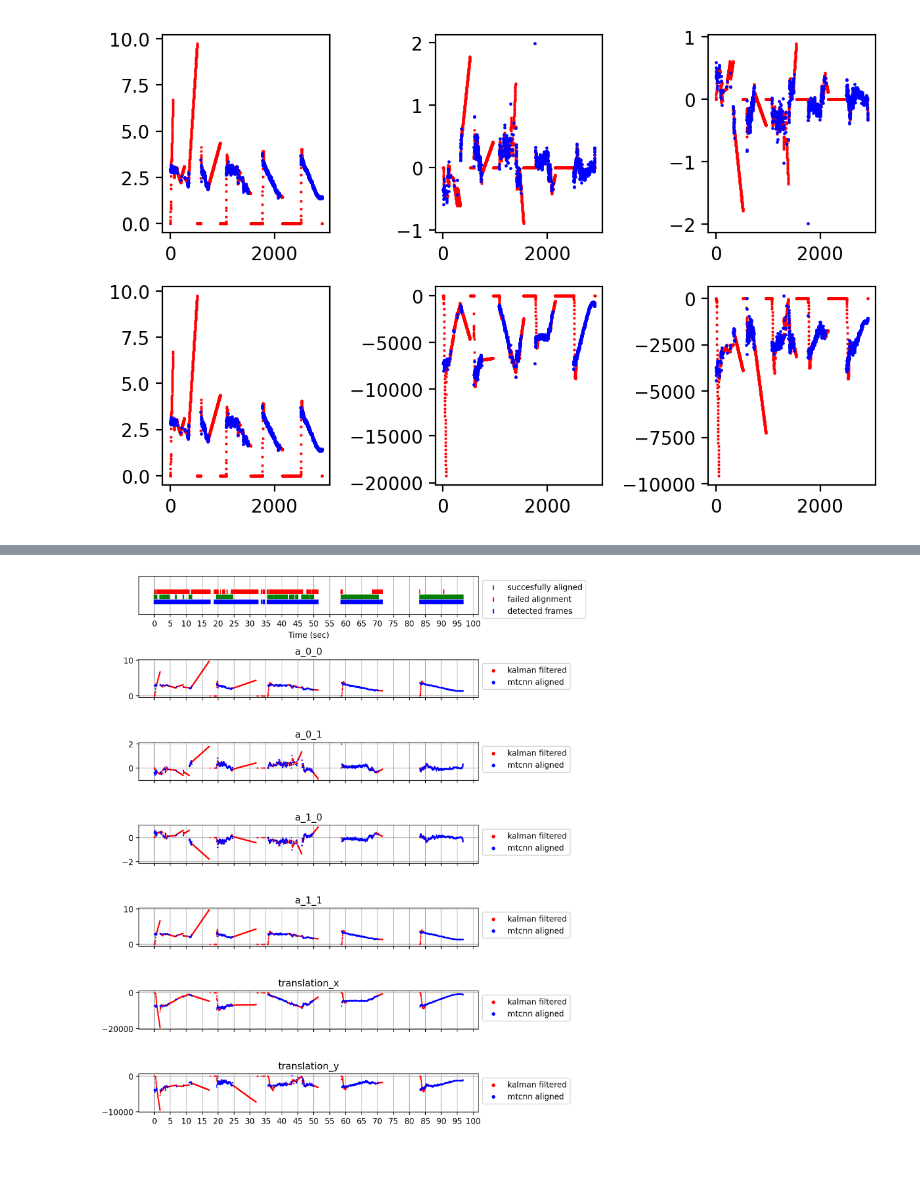
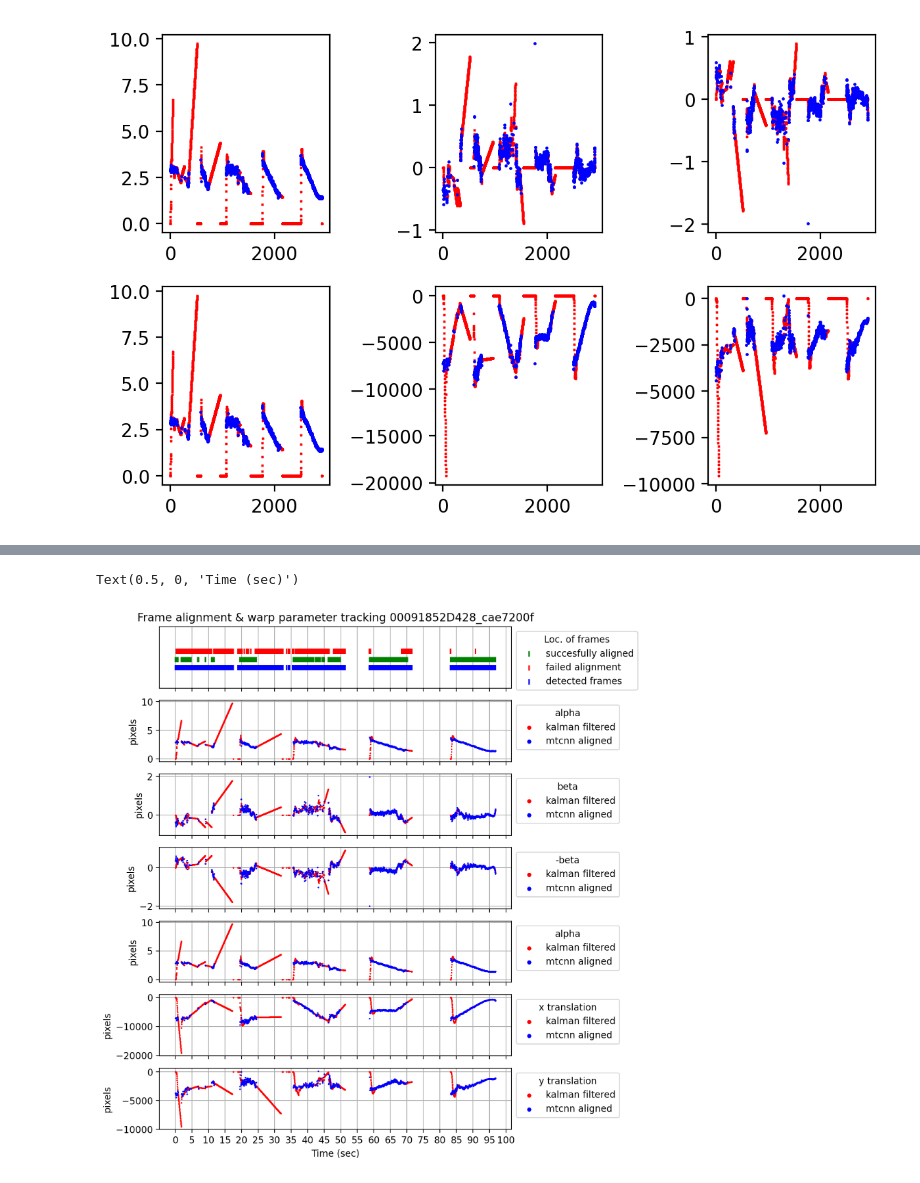
Before and after one commit to RyanAshbaugh/AdaFace, a Jupyter notebook: face_alignment_warp_analysis.ipynb, the cells around one changed output, grey strips where cells are left out. Cells and saved outputs as stored; diff of their text form; code cells hidden in the pictures.

```diff
--- a/face_alignment_warp_analysis.ipynb
+++ b/face_alignment_warp_analysis.ipynb
@@ -135,38 +133,42 @@ ax.set_axisbelow(True)
 
 offset = 0.01
 
 plt.scatter(np.asarray(original_frame_nums) / 30, np.zeros(len(original_frame_nums))+offset, color='g',
             label='succesfully aligned', marker='|')
 plt.scatter(np.asarray(missed_frame_nums) / 30, np.zeros(len(missed_frame_nums))+ 2* offset, color='r',
             label='failed alignment', marker='|')
 plt.scatter(np.asarray(detected_frame_nums) / 30, np.zeros(len(detected_frame_nums)), color='b',
             label='detected frames', marker='|')
 plt.ylim([-0.025, 0.05])
-plt.legend(bbox_to_anchor=(1,1), loc="upper left", markerscale=1)
+plt.legend(bbox_to_anchor=(1,1), loc="upper left", markerscale=1,
+          title='Loc. of frames')
 plt.xticks(range(0, 101, 5))
+ax.set_xticklabels([])
 plt.yticks([])
+plt.title('Frame alignment & warp parameter tracking 00091852D428_cae7200f')
 plt.grid()
-plt.xlabel('Time (sec)')
-# plt.title('G02394_set2_struct_PNP-9200RH_00091852D428_cae7200f alignment')
 
 # start on the warp params
-param_names = ['a_0_0', 'a_0_1', 'a_1_0', 'a_1_1', 'translation_x', 'translation_y']
+param_names = ['alpha', 'beta', '-beta', 'alpha', 'x translation', 'y translation']
 for ii in range(0, 6):
     ax2 = plt.subplot(7, 2, ii*2 + 3)
     ax2.set_axisbelow(True)
     plt.scatter(np.arange(0, kalman_filtered_warp.estimated_signal.shape[1])[detected_frame_nums] / 30,
                 kalman_filtered_warp.estimated_signal.transpose()[:, ii][detected_frame_nums], s=0.5,
                             color='r',
                   label='kalman filtered')
     plt.scatter(np.asarray(original_frame_nums)/30,
                 original_warp_params[:, ii], s=0.5, color='b', label='mtcnn aligned')
-    plt.legend(bbox_to_anchor=(1,1), loc="upper left", markerscale=5)
-    plt.title(param_names[ii])
+    plt.legend(bbox_to_anchor=(1,1), loc="upper left", markerscale=5,
+              title=param_names[ii])
     plt.xticks(range(0, 101, 5))
     if ii is not 5:
         ax2.set_xticklabels([])
     plt.grid()
+    plt.ylabel('pixels')
 
-fig_combined.tight_layout()
+plt.xlabel('Time (sec)')
+# fig_combined.tight_layout()
 # %% [output]
+Text(0.5, 0, 'Time (sec)')
-[figure, old version]
+[figure, new version]
```
Also changed, not shown: parts of 3 cells of this notebook, 2 other files.
